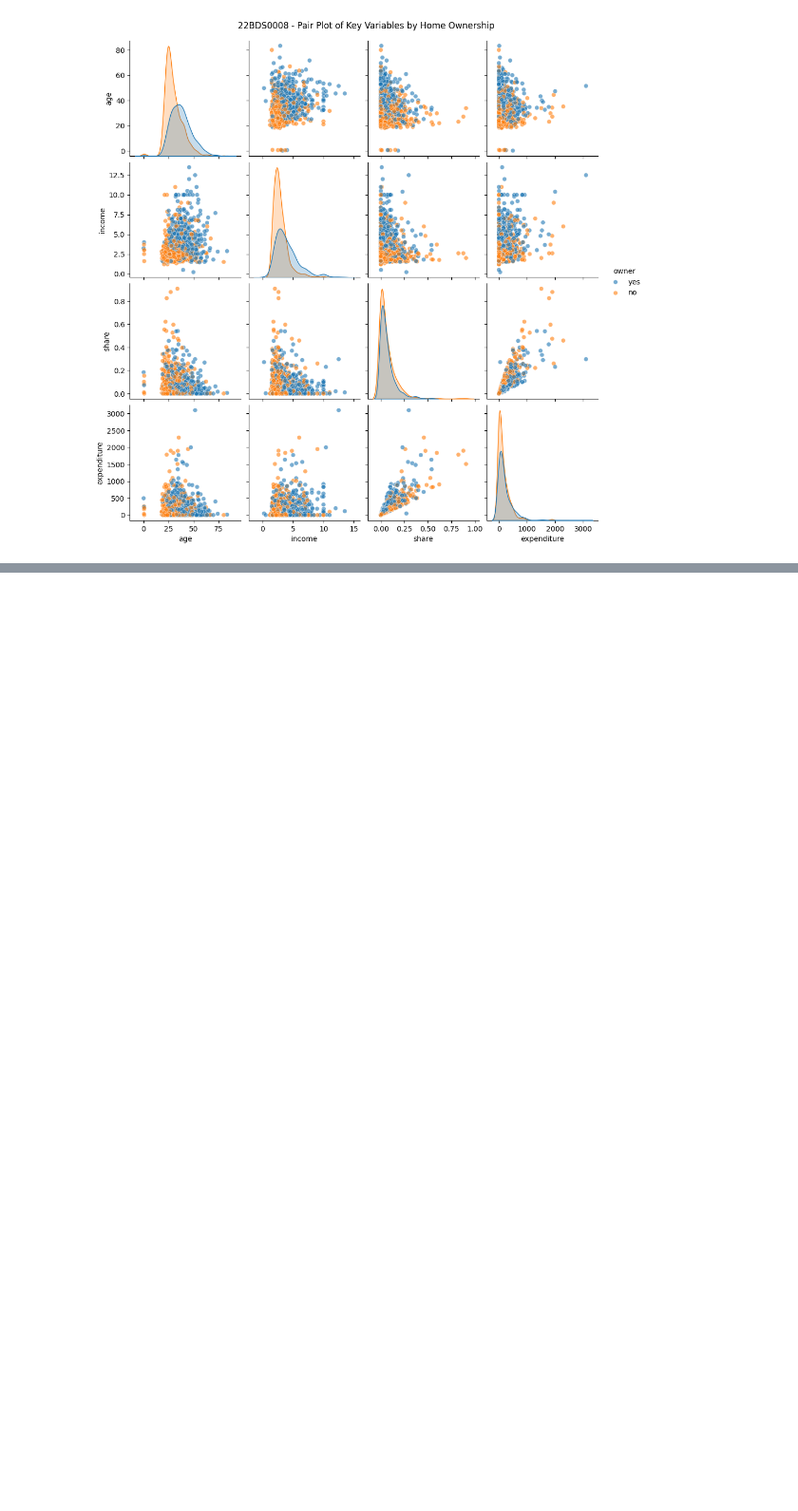
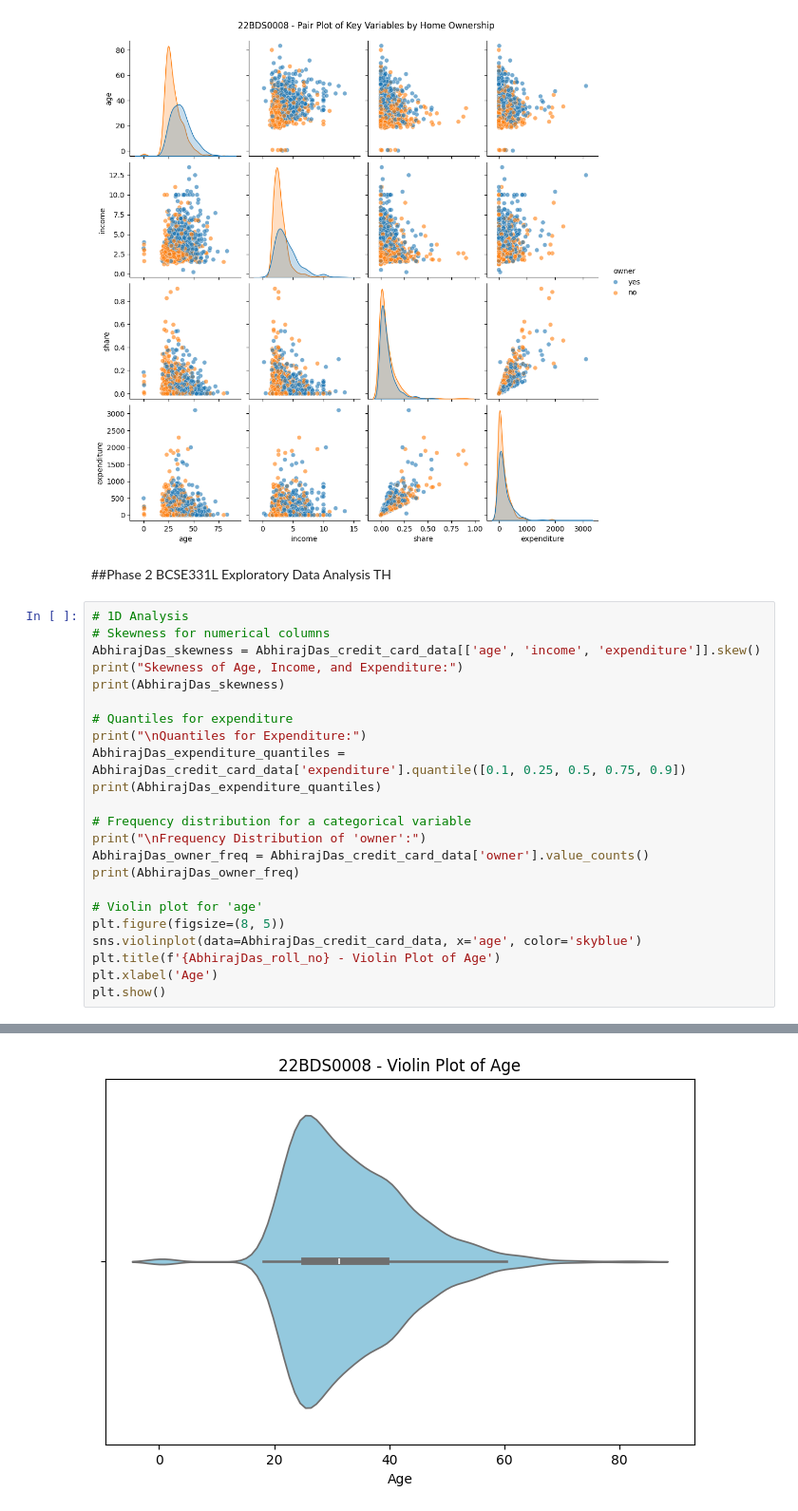
Before and after one commit to abhiraj804/22BDS0008-EDA, a Jupyter notebook: 22BDS0008.ipynb, the cells around one changed output, grey strips where cells are left out. Shown at 95% size. Cells and saved outputs as stored; diff of their text form; blank space fills up the shorter version.

Commit message:
Phase 2 Submission Name: Abhiraj Das RegNo.: 22BDS0008

```diff
--- a/22BDS0008.ipynb
+++ b/22BDS0008.ipynb
@@ -534,3 +534,29 @@ plt.suptitle(f'{AbhirajDas_roll_no} - Pair Plot of Key Variables by Home Ownersh
 plt.show()
 # %% [output]
 [figure]
+# %% [markdown]
+##Phase 2 BCSE331L Exploratory Data Analysis TH
+# %%
+# 1D Analysis
+# Skewness for numerical columns
+AbhirajDas_skewness = AbhirajDas_credit_card_data[['age', 'income', 'expenditure']].skew()
+print("Skewness of Age, Income, and Expenditure:")
+print(AbhirajDas_skewness)
+
+# Quantiles for expenditure
+print("\nQuantiles for Expenditure:")
+AbhirajDas_expenditure_quantiles = AbhirajDas_credit_card_data['expenditure'].quantile([0.1, 0.25, 0.5, 0.75, 0.9])
+print(AbhirajDas_expenditure_quantiles)
+
+# Frequency distribution for a categorical variable
+print("\nFrequency Distribution of 'owner':")
+AbhirajDas_owner_freq = AbhirajDas_credit_card_data['owner'].value_counts()
+print(AbhirajDas_owner_freq)
+
+# Violin plot for 'age'
+plt.figure(figsize=(8, 5))
+sns.violinplot(data=AbhirajDas_credit_card_data, x='age', color='skyblue')
+plt.title(f'{AbhirajDas_roll_no} - Violin Plot of Age')
+plt.xlabel('Age')
+plt.show()
+# %% [output]
@@ -536,0 +582 @@ plt.show()
+[figure, added]
```
Also changed, not shown: parts of 5 cells of this notebook.
